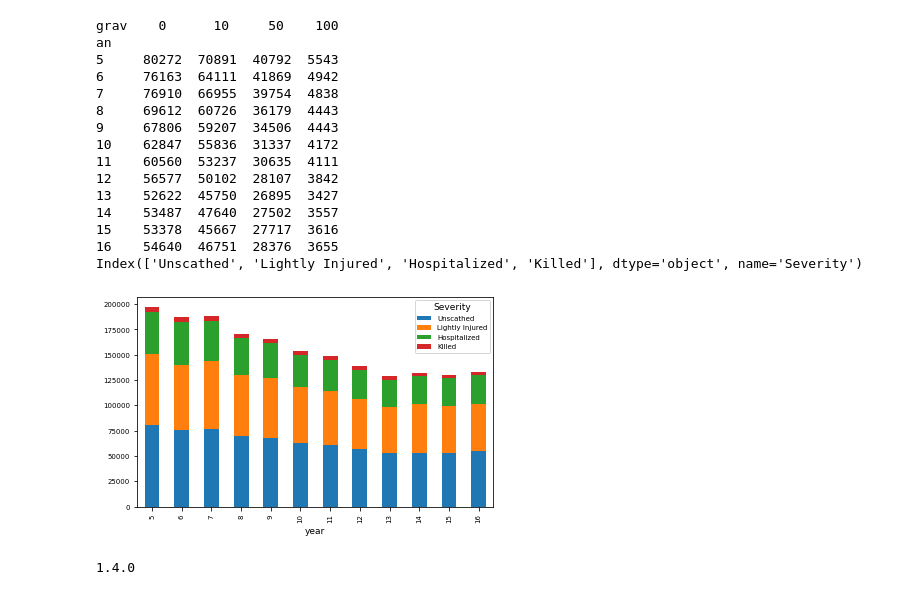
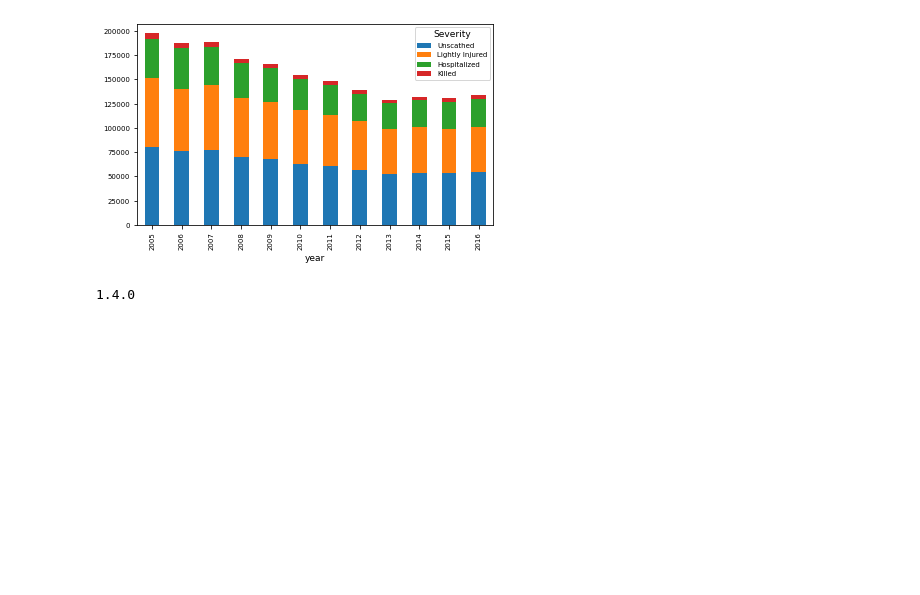
Before and after one commit to whyisnousernameavailable/Data_Literacy_project, a Jupyter notebook: Python_Code/Plottest_severity_by_year_stacked_plots.ipynb, the cells around one changed output. Drawn from its saved outputs; the diff is of its cells as text; code cells hidden in the pictures; blank space fills up the shorter version.

```diff
--- a/Python_Code/Plottest_severity_by_year_stacked_plots.ipynb
+++ b/Python_Code/Plottest_severity_by_year_stacked_plots.ipynb
@@ -16,46 +16,33 @@ data_caracteristics = load_caracteristics_csv()
 # %%
 severity_by_year = pd.merge(data_users[['Num_Acc', 'grav']],
                             data_caracteristics[['Num_Acc', 'an']],
                             how="left",
                             on=['Num_Acc', 'Num_Acc'])
 
 #print(severity_by_year.head())
 
 res = severity_by_year[['grav', 'an']].groupby(['an']).value_counts().reset_index()
 #print(severity_by_year[['grav', 'an']].groupby(['an']))
 
+res['an'] = res['an'] + 2000
+
 #print(res.dtype)
 #print(res.shape)
 
 #res_frame.pivot(index='an', columns='grav')
 #print(res_frame)
 #print(res_frame.shape)
 res = res.pivot(index='an', columns='grav', values=0)
 
-print(res)
+#print(res)
 res = res.rename(columns={0: 'Unscathed', 10: 'Lightly Injured', 50: 'Hospitalized', 100: 'Killed'})
 res.columns.name = 'Severity'
-print(res.columns)
+
 res.plot(kind='bar', stacked=True, xlabel='year')
 plt.savefig('..//Plots//Accidents_per_year_and_severity.pdf', format='pdf')
 plt.show()
 # %% [output]
-grav    0      10     50    100
-an
-5     80272  70891  40792  5543
-6     76163  64111  41869  4942
-7     76910  66955  39754  4838
-8     69612  60726  36179  4443
-9     67806  59207  34506  4443
-10    62847  55836  31337  4172
-11    60560  53237  30635  4111
-12    56577  50102  28107  3842
-13    52622  45750  26895  3427
-14    53487  47640  27502  3557
-15    53378  45667  27717  3616
-16    54640  46751  28376  3655
-Index(['Unscathed', 'Lightly Injured', 'Hospitalized', 'Killed'], dtype='object', name='Severity')
-[figure, old version]
+[figure, new version]
 # %%
 import pandas as pd
 
```
Also changed, not shown: 4 other files.
